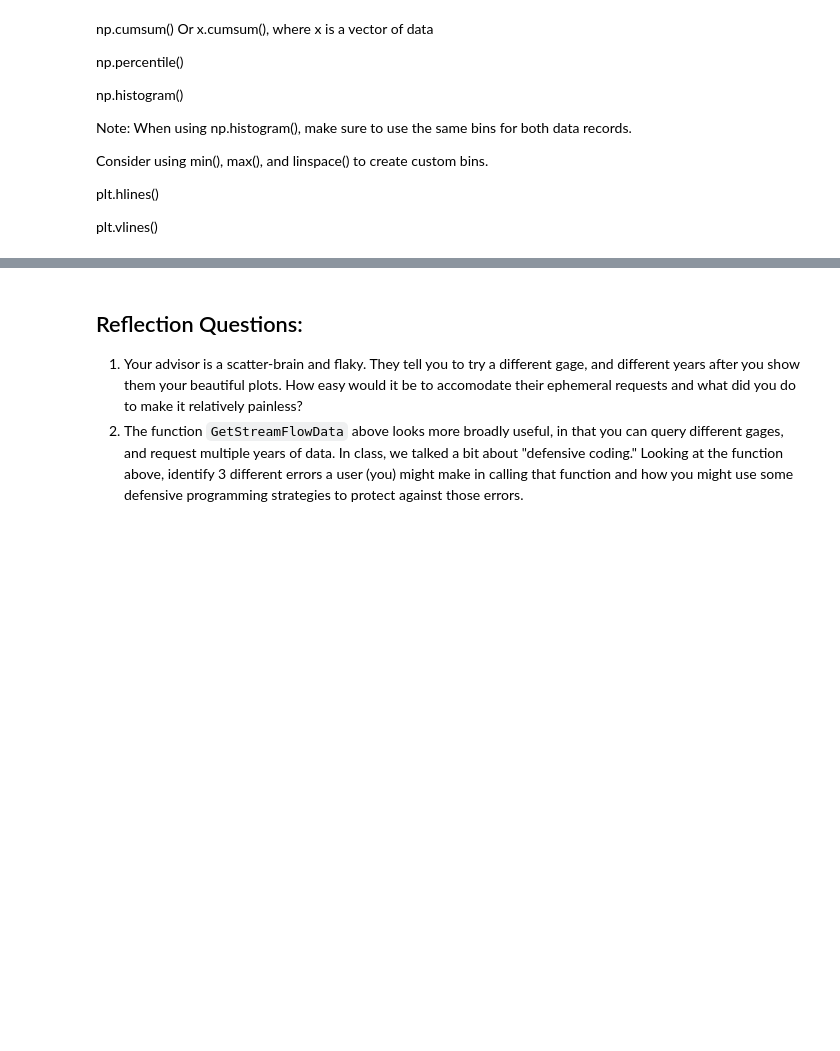
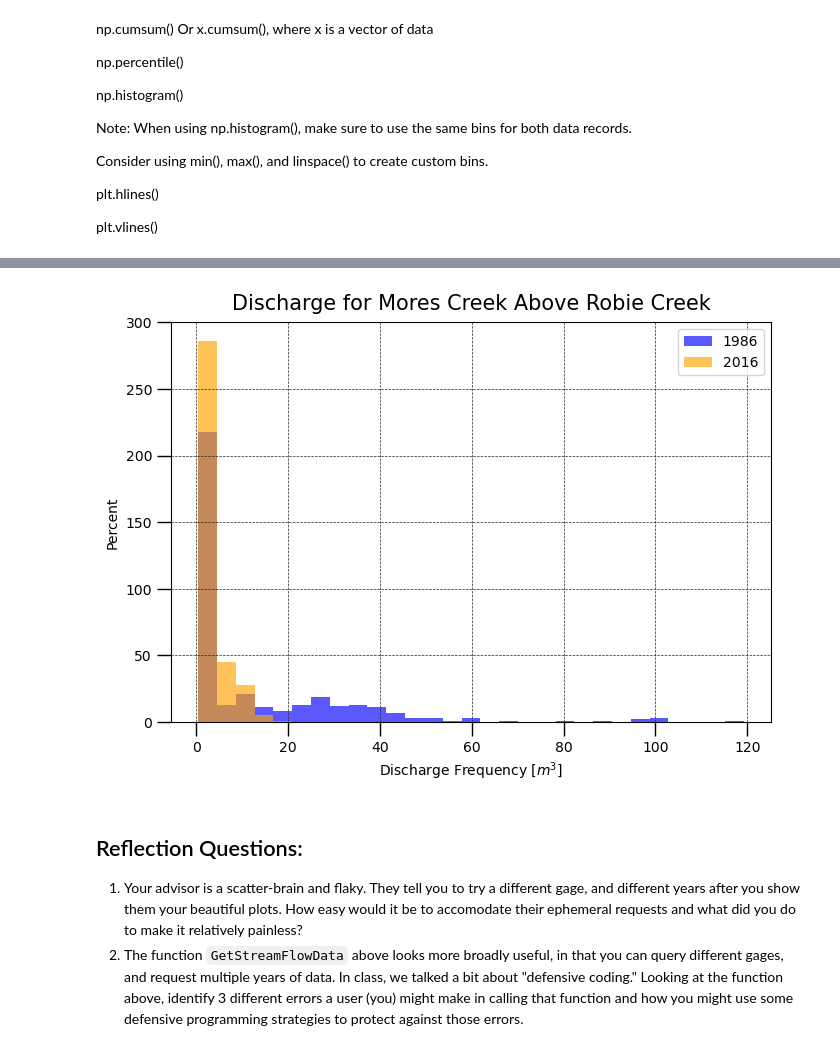
Before and after one commit to addiehobson/ah-geos505, a Jupyter notebook: 02.P Unit 02 Assignment.ipynb, the cells around one changed output, grey strips where cells are left out. Saved outputs shown, nothing was run; the diff lists cells and outputs as text; code cells hidden in the pictures; blank space fills up the shorter version.

```diff
--- a/02.P Unit 02 Assignment.ipynb
+++ b/02.P Unit 02 Assignment.ipynb
@@ -190,3 +194,45 @@ DatetimeIndex(['1986-10-01', '1986-10-02', '1986-10-03', '1986-10-04',
+# %%
+sf_2017 = wy1_streamflow['q_cfs']
+sf_1987 = wy2_streamflow['q_cfs']
+#custom_bins = [np.arange(sf_2017.min(),sf_2017.max()+1000,1000)]
+
+def SI_ft3_m3(data):
+    m_cubed = data['q_cfs']/35.3147
+    return m_cubed
+
+
+def PDF(data1, data2, year1, year2):
+
+    sf1 = SI_ft3_m3(data1)
+    sf2 = SI_ft3_m3(data2)
+
+    mean1 =
+
+    minflow = min(sf1.min(), sf2.min())
+    maxflow = max(sf1.max(), sf2.max())
+    bins = np.linspace(minflow, maxflow, 30)
+
+    style.use('seaborn-v0_8-colorblind')
+    fig = plt.figure(figsize=(6,4))
+    ax = fig.add_axes([0.1, 0.1, 1, 1])
+
+    ax.tick_params(which='major', width=1.0, length=10, labelsize=10)
+
+    ax.set_title("Discharge for Mores Creek Above Robie Creek", fontsize=15, verticalalignment='bottom')
+    ax.set_xlabel("Discharge Frequency [$m{^3}$]", fontsize=10)
+    ax.set_ylabel("Percent", fontsize=10)
+    ax.grid(linestyle="--", linewidth=0.5, color='.15', zorder=-10)
+
+    plt.hist(sf1, bins=bins, alpha=0.65,label=f'{year1}', color='blue')
+    plt.hist(sf2, bins=bins, alpha=0.65, label=f'{year2}', color='orange')
+
+    plt.legend()
+    plt.show()
+
+
+PDF(wy1_streamflow, wy2_streamflow, 1986, 2016)
+# %% [output]
+[figure, added]
 # %% [markdown]
 ## Reflection Questions:
 
```
Also changed, not shown: parts of 3 cells of this notebook.
